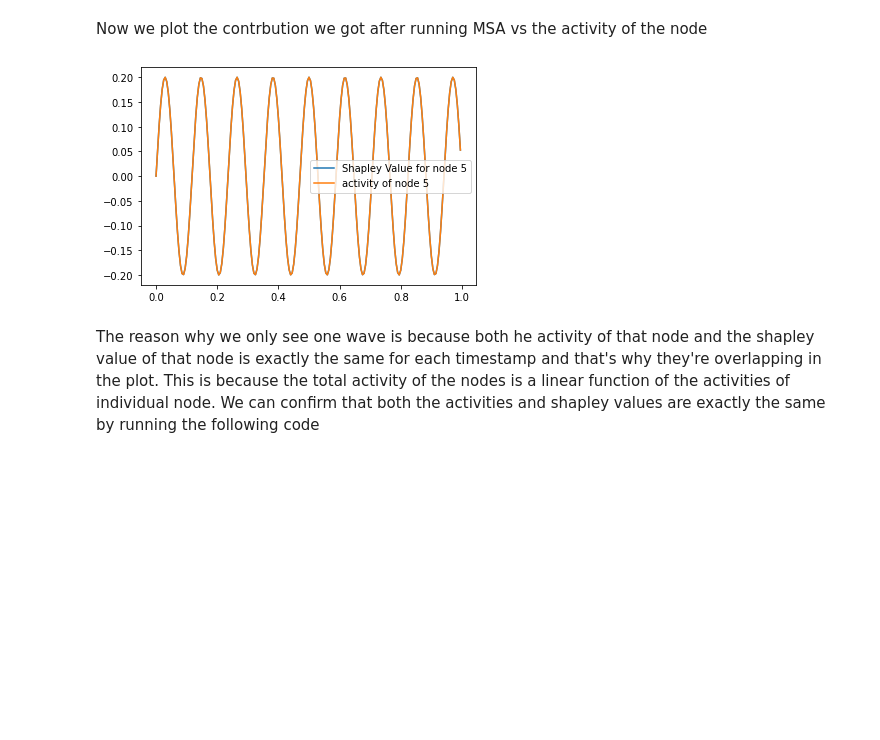
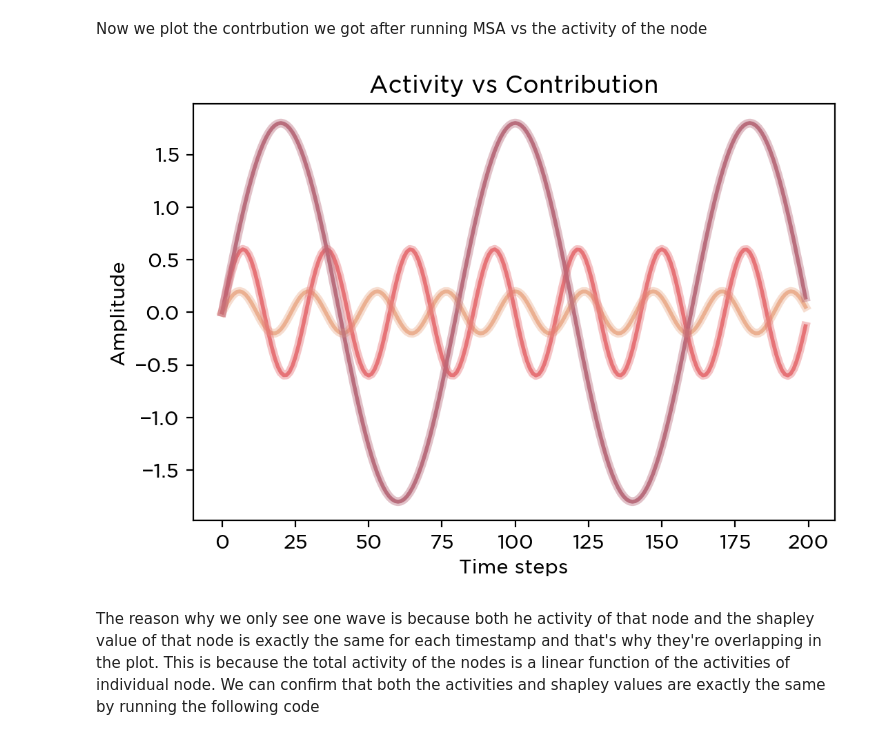
Before and after one commit to kuffmode/msa, a Jupyter notebook: docs/examples/MSA TimeSeries.ipynb, the cells around one changed output. Cells and saved outputs as stored; diff of their text form; code cells hidden in the pictures; blank space fills up the shorter version.

```diff
--- a/docs/examples/MSA TimeSeries.ipynb
+++ b/docs/examples/MSA TimeSeries.ipynb
@@ -106,12 +118,20 @@ shapley_values
 200 rows × 30 columns
 # %% [markdown]
 Now we plot the contrbution we got after running MSA vs the activity of the node
-# %%
-node = 5
-plt.plot(timestamps, shapley_values[node], label = f"Shapley Value for node {node}")
-plt.plot(timestamps, data[node], label = f"activity of node {node}")
-plt.legend();
-# %% [output]
-[figure, removed]
+# %%
+plt.figure(dpi=200)
+plt.plot(data[5], label="node 5",c="#EAAC8B",lw=2,alpha=0.9)
+plt.plot(data[10], label="node 10",c="#E56B6F",lw=2,alpha=0.9)
+plt.plot(data[25], label="node 25",c="#B56576",lw=2,alpha=0.9)
+
+plt.plot(shapley_values[5], label="Contribution #5",c="#EAAC8B",lw=4.5,alpha=0.4)
+plt.plot(shapley_values[10], label="Contribution #10",c="#E56B6F",lw=4.5,alpha=0.4)
+plt.plot(shapley_values[25], label="Contribution #25",c="#B56576",lw=4.5,alpha=0.4)
+plt.title("Activity vs Contribution")
+plt.xlabel("Time steps")
+plt.ylabel("Amplitude")
+plt.savefig(f"{FIG_PATH}activity_vs_contribution.pdf",dpi=300,bbox_inches='tight')
+# %% [output]
+[figure, added]
 # %% [markdown]
 The reason why we only see one wave is because both he activity of that node and the shapley value of that node is exactly the same for each timestamp and that's why they're overlapping in the plot. This is because the total activity of the nodes is a linear function of the activities of individual node. We can confirm that both the activities and shapley values are exactly the same by running the following code
```
Also changed, not shown: parts of 10 cells of this notebook, 6 other files.
